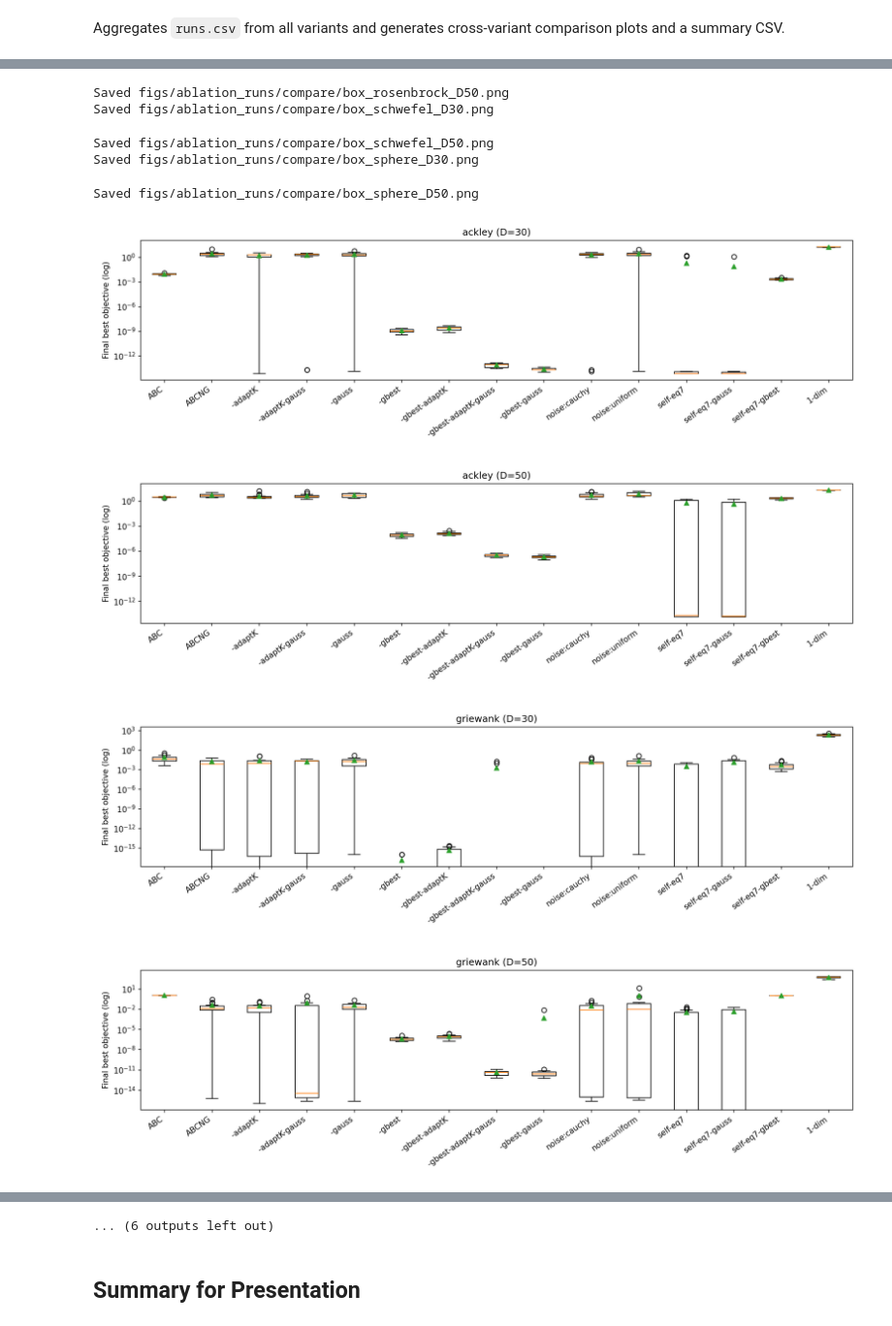
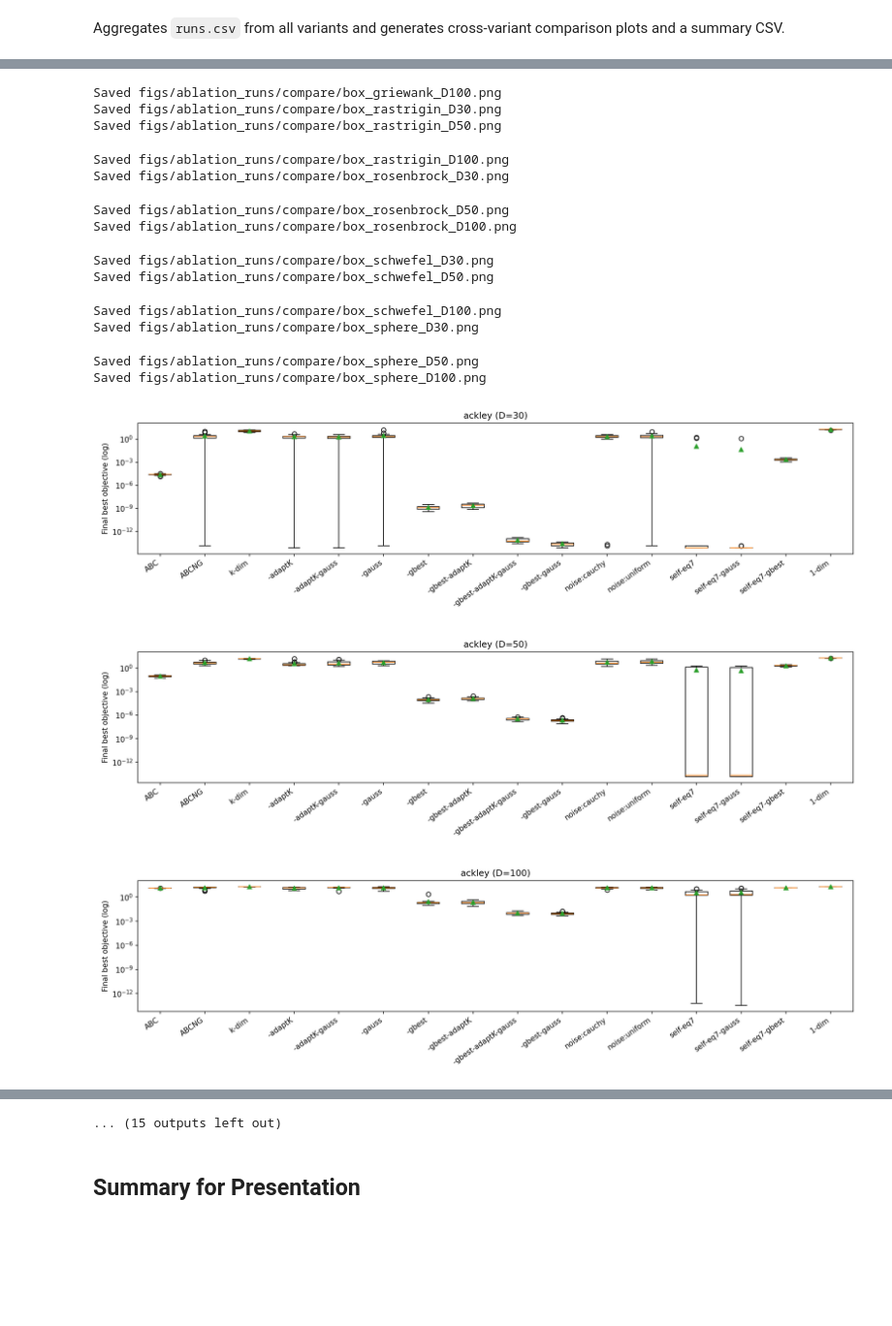
Before and after one commit to amirrezabsh/Modified-ABCNG, a Jupyter notebook: ablation_runs.ipynb, the cells around one changed output, grey strips where cells are left out. Shown at 97% size. Saved outputs shown, nothing was run; the diff lists cells and outputs as text; code cells hidden in the pictures; blank space fills up the shorter version.

Commit message:
Update ablation variants and paper-mode demos

```diff
--- a/ablation_runs.ipynb
+++ b/ablation_runs.ipynb
@@ -9,8 +9,8 @@ Defines the benchmark functions, dimensions, and evaluation budget used across a
 from tools.ablation import run_ablation_suite
 
 functions = ["sphere", "rastrigin", "rosenbrock", "ackley", "griewank", "schwefel"]
-dims = [30, 50]
-suite = [(fn, d, 3000 * d) for fn in functions for d in dims]
+dims = [30, 50, 100]
+suite = [(fn, d, 5000 * d) for fn in functions for d in dims]
 
 base_out = "figs/ablation_runs"
 # %% [markdown]
@@ -26,6 +26,7 @@ variants = [
     ("no_gaussian", "abcng", {"use_gaussian": False}),
     ("self_in_eq7", "abcng", {"neighbor_mode": "self"}),
     ("single_dim_update", "abcng", {"update_dim_mode": "single"}),
+    ("k_random_dim_update", "abcng", {"update_dim_mode": "k_random", "update_dim_k": 5}),
     ("noise_cauchy", "abcng", {"noise_model": "cauchy"}),
     ("noise_uniform", "abcng", {"noise_model": "uniform"}),
     ("no_gbest_no_adaptive_k", "abcng", {"use_gbest": False, "use_adaptive_k": False}),
@@ -57,7 +58,7 @@ for name, algo, kwargs in variants:
     df, _ = run_ablation_suite(
         suite,
         variants=v,
-        runs=15,
+        runs=25,
         pop_size=50,
         out_dir=out_dir,
     )
@@ -104,6 +136,7 @@ label_map = {
     "no_gaussian": "-gauss",
     "self_in_eq7": "self-eq7",
     "single_dim_update": "1-dim",
+    "k_random_dim_update": "k-dim",
     "noise_cauchy": "noise:cauchy",
     "noise_uniform": "noise:uniform",
     "no_gbest_no_adaptive_k": "-gbest-adaptK",
@@ -173,9 +204,16 @@ Saved figs/ablation_runs/compare/box_rosenbrock_D30.png
-Saved figs/ablation_runs/compare/box_rosenbrock_D50.png
-Saved figs/ablation_runs/compare/box_schwefel_D30.png
+Saved figs/ablation_runs/compare/box_griewank_D100.png
+Saved figs/ablation_runs/compare/box_rastrigin_D30.png
+Saved figs/ablation_runs/compare/box_rastrigin_D50.png
-Saved figs/ablation_runs/compare/box_schwefel_D50.png
-Saved figs/ablation_runs/compare/box_sphere_D30.png
+Saved figs/ablation_runs/compare/box_rastrigin_D100.png
+Saved figs/ablation_runs/compare/box_rosenbrock_D30.png
-Saved figs/ablation_runs/compare/box_sphere_D50.png
+Saved figs/ablation_runs/compare/box_rosenbrock_D50.png
+Saved figs/ablation_runs/compare/box_rosenbrock_D100.png
+Saved figs/ablation_runs/compare/box_schwefel_D30.png
+Saved figs/ablation_runs/compare/box_schwefel_D50.png
+Saved figs/ablation_runs/compare/box_schwefel_D100.png
+Saved figs/ablation_runs/compare/box_sphere_D30.png
+Saved figs/ablation_runs/compare/box_sphere_D50.png
+Saved figs/ablation_runs/compare/box_sphere_D100.png
-[figure, old version]
+[figure, new version]
-[figure, old version]
+[figure, new version]
-[figure, old version]
+[figure, new version]
-[figure, removed]
@@ -184,4 +220,4 @@ Saved figs/ablation_runs/compare/box_sphere_D50.png
-... (6 outputs left out)
+... (15 outputs left out)
 # %% [markdown]
 ## Summary for Presentation
 # %%
```
Also changed, not shown: parts of 3 cells of this notebook, 5 other files.
